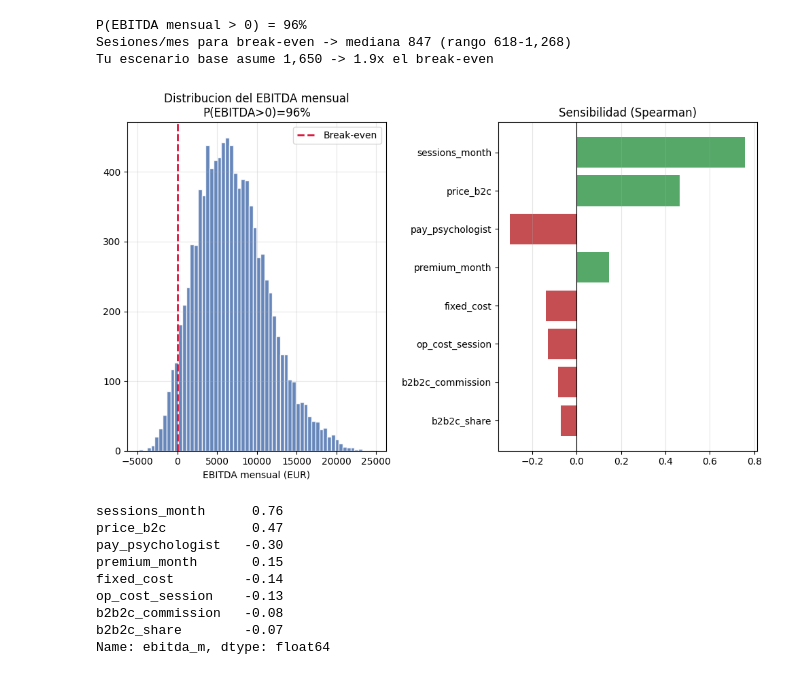
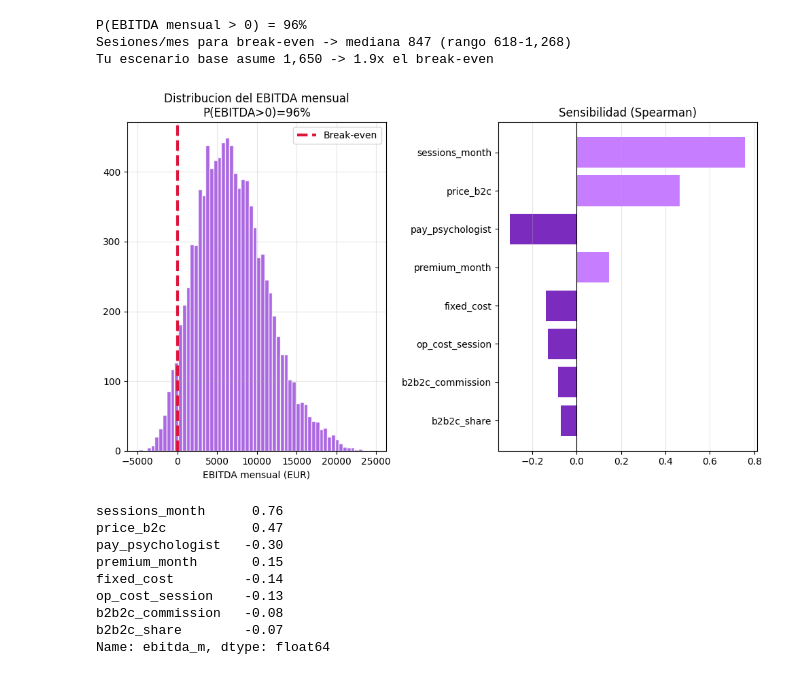
Before and after one commit to Carlesoler8/carlesoler8.github.io, a Jupyter notebook: Melfi_recuperacion_DS.ipynb, the cells around one changed output. Cells and saved outputs as stored; diff of their text form; code cells hidden in the pictures.

```diff
--- a/Melfi_recuperacion_DS.ipynb
+++ b/Melfi_recuperacion_DS.ipynb
@@ -390,22 +391,23 @@ Tu escenario base asume 1,650 -> 1.9x el break-even
 # %%
 # --- 2.2b · Ver la distribucion y la sensibilidad (que palanca mueve mas el EBITDA) ---
 sim = pd.DataFrame(s); sim["b2b2c_share"] = mix[:,1]; sim["ebitda_m"] = ebitda_m   # tabla supuestos + EBITDA
 corr = sim.corr(method="spearman")["ebitda_m"].drop("ebitda_m")    # correlacion de cada supuesto con el EBITDA
 corr = corr.reindex(corr.abs().sort_values(ascending=False).index) # ordenar por importancia (valor absoluto)
 
 fig, axes = plt.subplots(1, 2, figsize=(10, 6))   # dos graficos lado a lado
 # Izquierda: histograma = como se reparten los 10.000 EBITDA posibles
-axes[0].hist(ebitda_m, bins=60, color="#4C72B0", edgecolor="white", alpha=.85)
-axes[0].axvline(0, color="crimson", ls="--", lw=2, label="Break-even")   # linea en EBITDA = 0
+# Color lila (#9d4edd) para las barras y rojo (crimson) para la linea de break-even
+axes[0].hist(ebitda_m, bins=60, color="#9d4edd", edgecolor="white", alpha=.85)
+axes[0].axvline(0, color="crimson", ls="--", lw=3, label="Break-even")   # linea en EBITDA = 0
 axes[0].set_title(f"Distribucion del EBITDA mensual\nP(EBITDA>0)={(ebitda_m>0).mean():.0%}")
 axes[0].set_xlabel("EBITDA mensual (EUR)"); axes[0].legend(); axes[0].grid(True, alpha=.3)
-# Derecha: barras = sensibilidad (rojo baja el EBITDA, verde lo sube)
-axes[1].barh(corr.index[::-1], corr.values[::-1], color=["#C44E52" if v < 0 else "#55A868" for v in corr.values[::-1]])
+# Derecha: barras = sensibilidad (lila oscuro baja el EBITDA, lila claro lo sube)
+axes[1].barh(corr.index[::-1], corr.values[::-1], color=["#7b2cbf" if v < 0 else "#c77dff" for v in corr.values[::-1]])
 axes[1].axvline(0, color="black", lw=.8); axes[1].set_title("Sensibilidad (Spearman)"); axes[1].grid(True, axis="x", alpha=.3)
 plt.tight_layout(); plt.show()
 print(corr.round(2))                              # tabla de correlaciones ordenada por importancia
 # %% [output]
-[figure, old version]
+[figure, new version]
 sessions_month      0.76
 price_b2c           0.47
 pay_psychologist   -0.30
```
Also changed, not shown: parts of 6 cells of this notebook.
